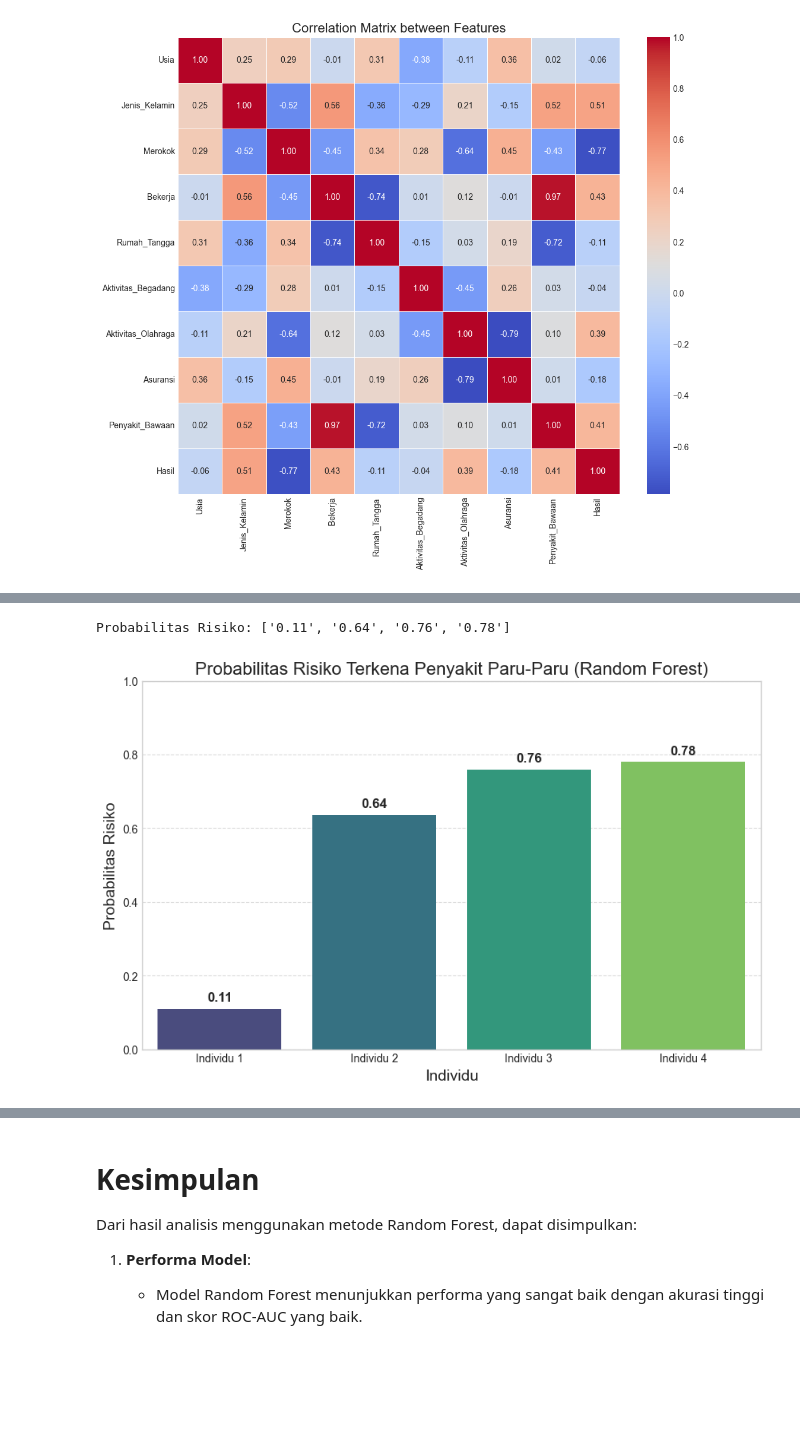
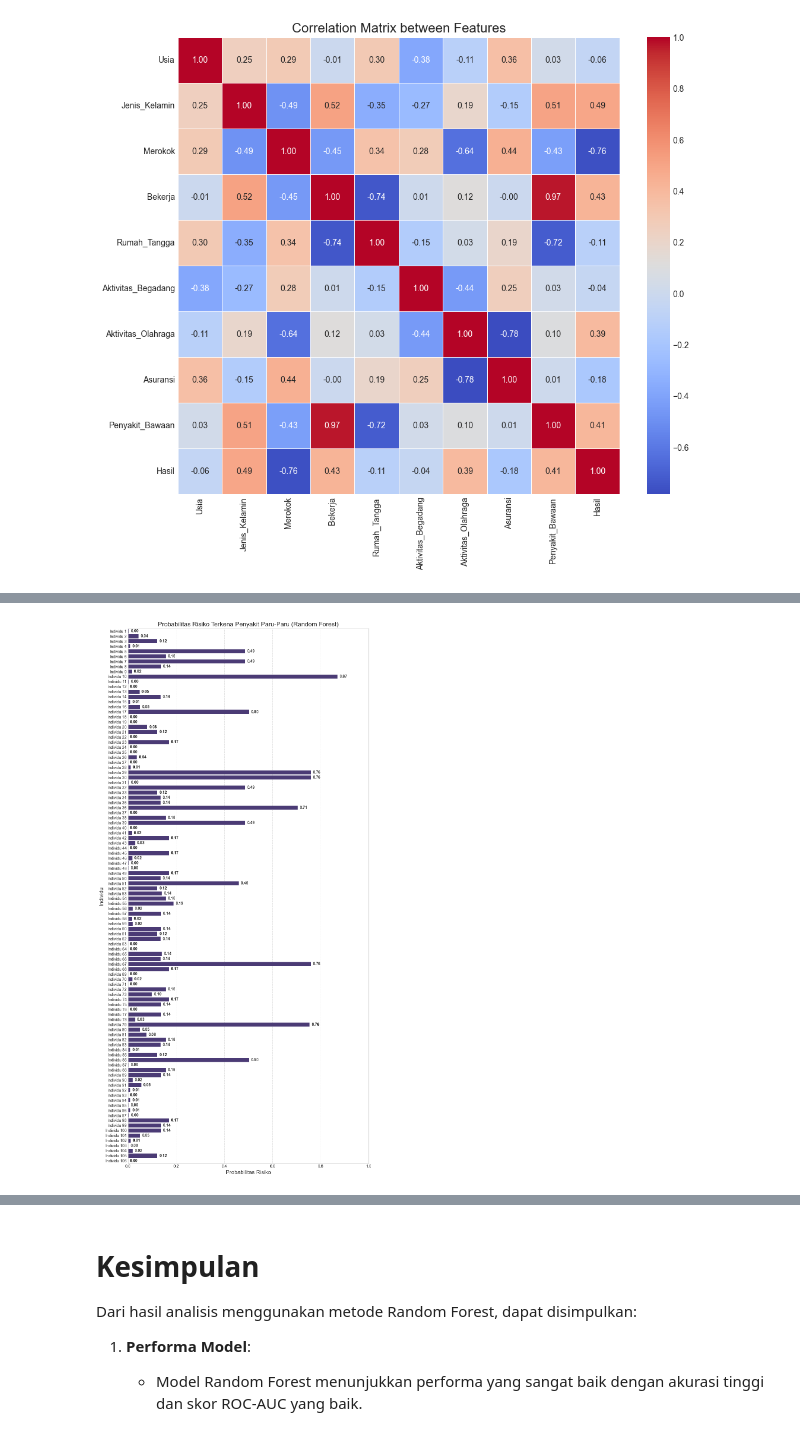
Before and after one commit to rizbud/lung-disease-risk-prediction, a Jupyter notebook: random_forest.ipynb, the cells around one changed output, grey strips where cells are left out. Saved outputs shown, nothing was run; the diff lists cells and outputs as text; code cells hidden in the pictures; blank space fills up the shorter version.

Commit message:
update random forest model with included questionnaire results

```diff
--- a/random_forest.ipynb
+++ b/random_forest.ipynb
@@ -17,6 +17,8 @@ sns.set_palette('viridis')
 # Load Dataset from CSV
 data = pd.read_csv("dataset_risiko_penyakit_paru_paru.csv")
 
+data.drop(columns=['No'], inplace=True)
+
 # Display first few rows of data
 data.head()
 # %% [output]
@@ -28,0 +31,7 @@ data.head()
+# %%
+data_kuesioner = pd.read_csv("kuesioner_clear.csv")
+
+# add data_kuesioner to data
+data = pd.concat([data, data_kuesioner], ignore_index=True)
+
+data.head()
@@ -91,7 +107,7 @@ plt.show()
 from sklearn.model_selection import train_test_split
 
 # Select features and target
-X = data.drop(['No', 'Hasil'], axis=1)
+X = data.drop(['Hasil'], axis=1)
 y = data['Hasil']
 
 # Split data into training and testing sets
@@ -187,50 +203,48 @@ Feature Importance Ranking:
-# %%
-# Prediksi Risiko Individu
-
-# Contoh Data Baru (sama seperti notebook sebelumnya)
-new_data = pd.DataFrame([
-    [1, 0, 1, 0, 1, 1, 1, 0, 1],  # Tua, Laki-laki, Merokok, Tidak Bekerja, Rumah Tangga, Begadang, Olahraga, Tidak Ada Asuransi, Ada Penyakit Bawaan
-    [0, 1, 0, 1, 0, 0, 0, 0, 0],  # Muda, Perempuan, Tidak Merokok, Bekerja, Tidak Rumah Tangga, Tidak Begadang, Tidak Olahraga, Tidak Ada Asuransi, Tidak Ada Penyakit Bawaan
-    [0, 0, 0, 0, 1, 0, 1, 1, 0],  # Muda, Laki-laki, Tidak Merokok, Tidak Bekerja, Rumah Tangga, Tidak Begadang, Olahraga, Ada Asuransi, Tidak Ada Penyakit Bawaan
-    [1, 1, 0, 1, 0, 1, 0, 1, 1]   # Tua, Perempuan, Tidak Merokok, Bekerja, Tidak Rumah Tangga, Begadang, Tidak Olahraga, Ada Asuransi, Ada Penyakit Bawaan
-  ],
-  columns=X.columns)
-
-# Predict risk probabilities
-predicted_risk = rf_model.predict_proba(new_data)[:, 1]
-print("Probabilitas Risiko:", [f"{risk:.2f}" for risk in predicted_risk])
-# %% [output]
-Probabilitas Risiko: ['0.11', '0.64', '0.76', '0.78']
 # %%
-# Visualisasi probabilitas risiko
-plt.figure(figsize=(10, 6))
+# Prediksi pada data baru dari kuesioner
+new_data = pd.read_csv("kuesioner_clear.csv")
+new_data = new_data.drop(['Hasil'], axis=1)
 
-# Create data frame for the plot
+for col in ['Usia', 'Jenis_Kelamin', 'Merokok', 'Bekerja',
+            'Rumah_Tangga', 'Aktivitas_Begadang', 'Aktivitas_Olahraga',
+            'Asuransi', 'Penyakit_Bawaan']:
+    new_data[col] = encoder.fit_transform(new_data[col])
+
+data.head()
+
+# Persiapkan data untuk prediksi
+predicted_risk = rf_model.predict_proba(new_data)[:, 1]
+
+# Visualisasi probabilitas risiko (horizontal bar chart)
+plt.figure(figsize=(10, 20))
+
 plot_data = pd.DataFrame({
     'Individu': [f'Individu {i+1}' for i in range(len(predicted_risk))],
     'Probabilitas': predicted_risk
 })
 
-# Create bar plot with proper hue parameter
-ax = sns.barplot(x='Individu', y='Probabilitas', data=plot_data,
-                 hue='Individu', palette='viridis', legend=False)
+# Sort by probability (optional)
+# plot_data = plot_data.sort_values('Probabilitas', ascending=False)
+
+ax = sns.barplot(y='Individu', x='Probabilitas', data=plot_data)
 
 # Add labels on bars
 for i, p in enumerate(ax.patches):
-    ax.annotate(f'{p.get_height():.2f}',
-                (p.get_x() + p.get_width() / 2., p.get_height()),
-                ha='center', va='center',
-                xytext=(0, 10), textcoords='offset points',
-                fontsize=12, fontweight='bold')
+    ax.annotate(f'{p.get_width():.2f}',
+                (p.get_width(), p.get_y() + p.get_height() / 2.),
+                ha='left', va='center',
+                xytext=(5, 0), textcoords='offset points',
+                fontsize=10, fontweight='bold')
 
 plt.title('Probabilitas Risiko Terkena Penyakit Paru-Paru (Random Forest)', fontsize=16)
-plt.ylabel('Probabilitas Risiko', fontsize=14)
-plt.xlabel('Individu', fontsize=14)
-plt.ylim(0, 1)
-plt.grid(axis='y', linestyle='--', alpha=0.7)
+plt.xlabel('Probabilitas Risiko', fontsize=14)
+plt.ylabel('Individu', fontsize=14)
+plt.xlim(0, 1)
+plt.grid(axis='x', linestyle='--', alpha=0.7)
+plt.tight_layout()
 plt.show()
 # %% [output]
-[figure, old version]
+[figure, new version]
 # %%
 from sklearn.model_selection import GridSearchCV
 
```
Also changed, not shown: parts of 10 cells of this notebook, 1 other file.
